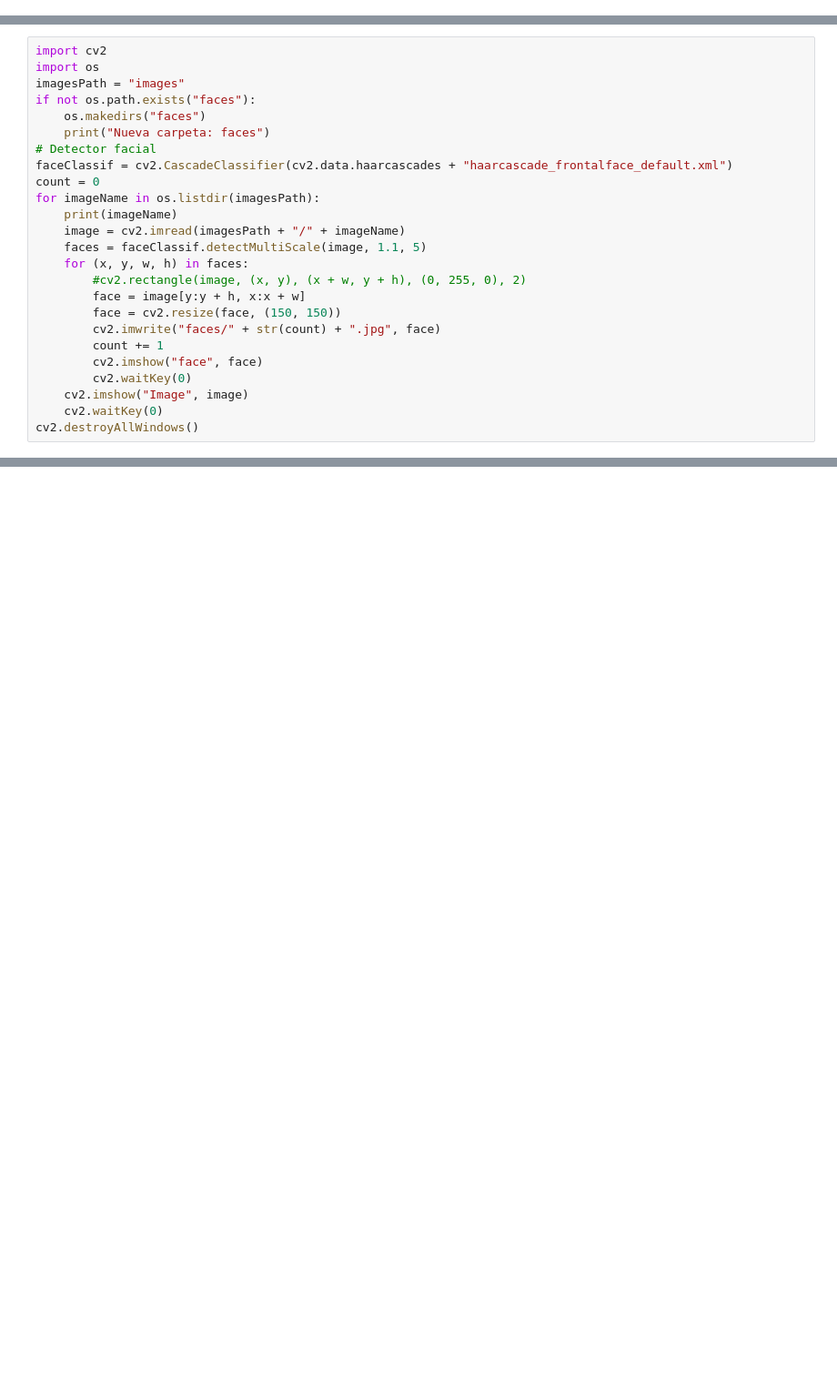
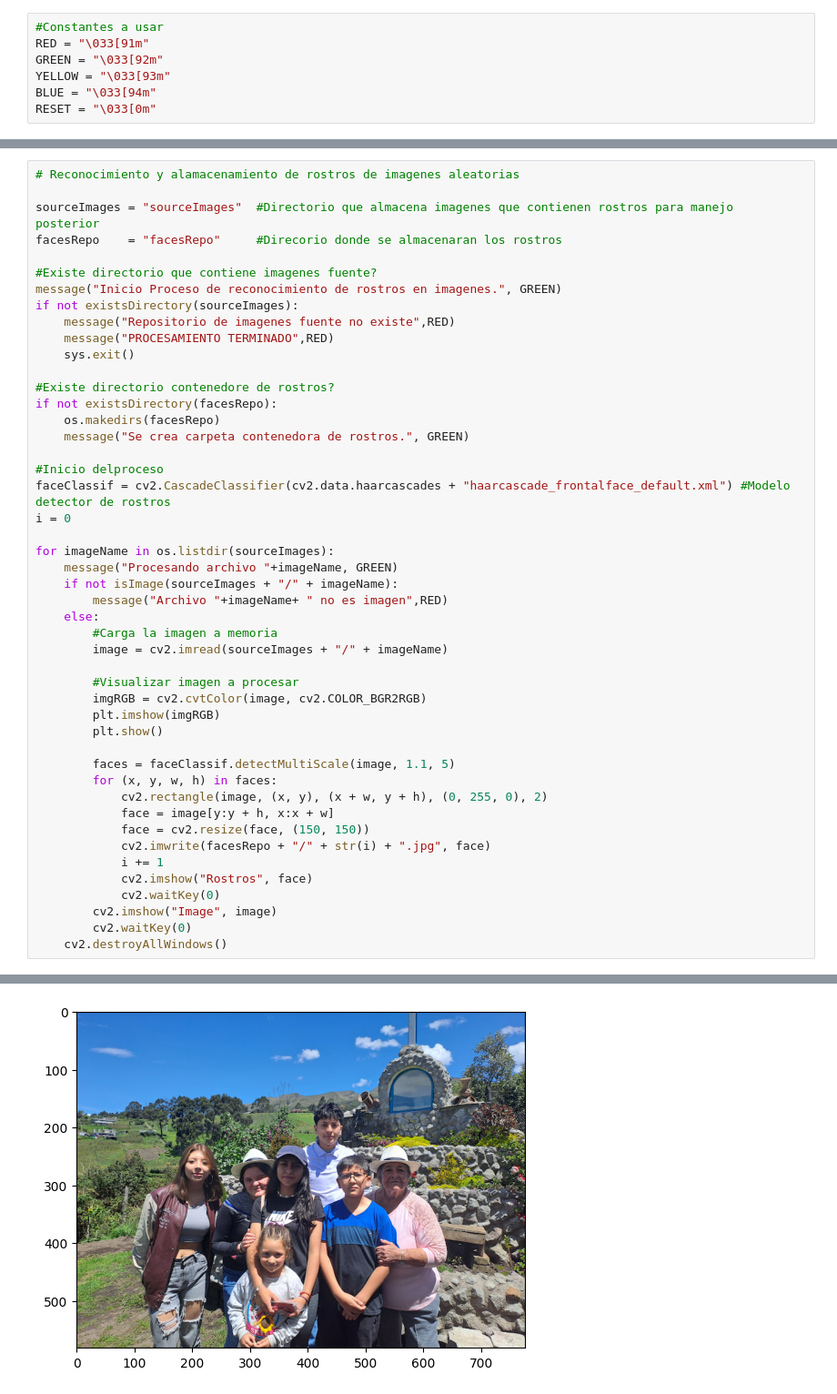
Before and after one commit to walmache/MaestriaIA-UHE, a Jupyter notebook: unidad2/casoPractico/faceRecognition/casoPractico2.ipynb, the cells around one changed output, grey strips where cells are left out. Shown at 91% size. Saved outputs shown, nothing was run; the diff lists cells and outputs as text; blank space fills up the shorter version.

```diff
--- a/unidad2/casoPractico/faceRecognition/casoPractico2.ipynb
+++ b/unidad2/casoPractico/faceRecognition/casoPractico2.ipynb
@@ -27,0 +40,7 @@ Successfully installed tabulate-0.9.0
+# %%
+#Constantes a usar
+RED = "\033[91m"
+GREEN = "\033[92m"
+YELLOW = "\033[93m"
+BLUE = "\033[94m"
+RESET = "\033[0m"
@@ -28,26 +75,48 @@ Successfully installed tabulate-0.9.0
 # %%
-import cv2
-import os
-imagesPath = "images"
-if not os.path.exists("faces"):
-    os.makedirs("faces")
-    print("Nueva carpeta: faces")
-# Detector facial
-faceClassif = cv2.CascadeClassifier(cv2.data.haarcascades + "haarcascade_frontalface_default.xml")
-count = 0
-for imageName in os.listdir(imagesPath):
-    print(imageName)
-    image = cv2.imread(imagesPath + "/" + imageName)
-    faces = faceClassif.detectMultiScale(image, 1.1, 5)
-    for (x, y, w, h) in faces:
-        #cv2.rectangle(image, (x, y), (x + w, y + h), (0, 255, 0), 2)
-        face = image[y:y + h, x:x + w]
-        face = cv2.resize(face, (150, 150))
-        cv2.imwrite("faces/" + str(count) + ".jpg", face)
-        count += 1
-        cv2.imshow("face", face)
+# Reconocimiento y alamacenamiento de rostros de imagenes aleatorias
+
+sourceImages = "sourceImages"  #Directorio que almacena imagenes que contienen rostros para manejo  posterior
+facesRepo    = "facesRepo"     #Direcorio donde se almacenaran los rostros
+
+#Existe directorio que contiene imagenes fuente?
+message("Inicio Proceso de reconocimiento de rostros en imagenes.", GREEN)
+if not existsDirectory(sourceImages):
+    message("Repositorio de imagenes fuente no existe",RED)
+    message("PROCESAMIENTO TERMINADO",RED)
+    sys.exit()
+
+#Existe directorio contenedore de rostros?
+if not existsDirectory(facesRepo):
+    os.makedirs(facesRepo)
+    message("Se crea carpeta contenedora de rostros.", GREEN)
+
+#Inicio delproceso
+faceClassif = cv2.CascadeClassifier(cv2.data.haarcascades + "haarcascade_frontalface_default.xml") #Modelo detector de rostros
+i = 0
+
+for imageName in os.listdir(sourceImages):
+    message("Procesando archivo "+imageName, GREEN)
+    if not isImage(sourceImages + "/" + imageName):
+        message("Archivo "+imageName+ " no es imagen",RED)
+    else:
+        #Carga la imagen a memoria
+        image = cv2.imread(sourceImages + "/" + imageName)
+
+        #Visualizar imagen a procesar
+        imgRGB = cv2.cvtColor(image, cv2.COLOR_BGR2RGB)
+        plt.imshow(imgRGB)
+        plt.show()
+
+        faces = faceClassif.detectMultiScale(image, 1.1, 5)
+        for (x, y, w, h) in faces:
+            cv2.rectangle(image, (x, y), (x + w, y + h), (0, 255, 0), 2)
+            face = image[y:y + h, x:x + w]
+            face = cv2.resize(face, (150, 150))
+            cv2.imwrite(facesRepo + "/" + str(i) + ".jpg", face)
+            i += 1
+            cv2.imshow("Rostros", face)
+            cv2.waitKey(0)
+        cv2.imshow("Image", image)
         cv2.waitKey(0)
-    cv2.imshow("Image", image)
-    cv2.waitKey(0)
-cv2.destroyAllWindows()
+    cv2.destroyAllWindows()
 # %% [output]
@@ -56,0 +125 @@ foto3.jpg
+[figure, added]
```
Also changed, not shown: parts of 11 cells of this notebook, 16 other files.
